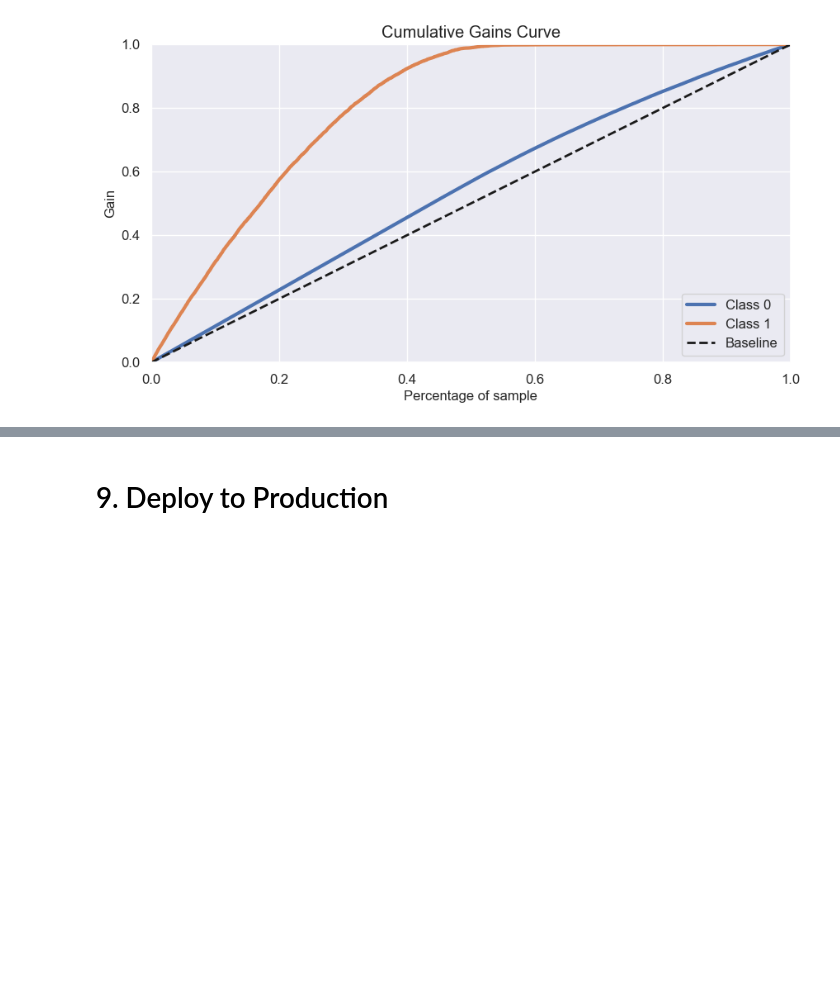
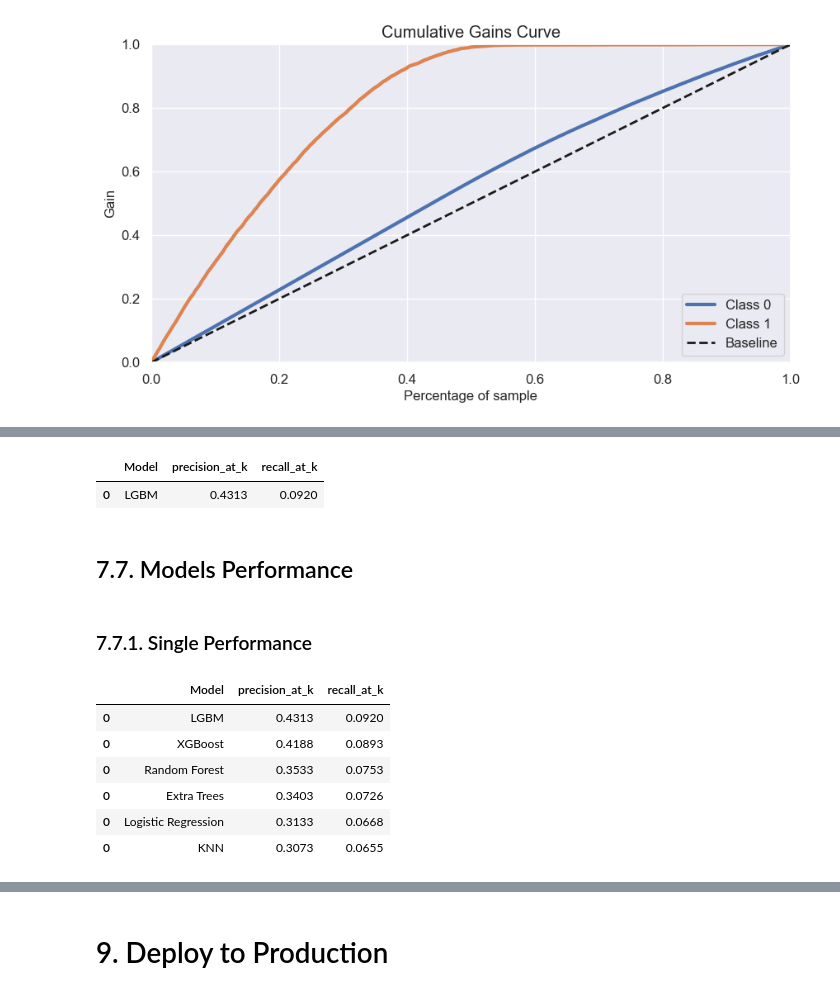
Before and after one commit to m4theus4ndr4de/classification-health-insurance-cross-sell, a Jupyter notebook: notebooks/model-development.ipynb, the cells around one changed output, grey strips where cells are left out. Saved outputs shown, nothing was run; the diff lists cells and outputs as text; code cells hidden in the pictures; blank space fills up the shorter version.

```diff
--- a/notebooks/model-development.ipynb
+++ b/notebooks/model-development.ipynb
@@ -624,5 +646,9 @@ Feature ranking:
 # %% [markdown]
 # 7. Machine Learning
+# %%
+# copy data
+df7 = x_validation.copy()
+df7['response'] = y_validation.copy()
 # %%
 cols_selected = ['annual_premium', 'vintage', 'age', 'region_code', 'vehicle_damage', 'previously_insured', 'policy_sales_channel']
 
@@ -884,0 +854,41 @@ models_performance_cv
+# %%
+df7_lgbm = df7.copy()
+
+# propensity_score
+df7_lgbm['score'] = yhat_lgbm[:, 1].tolist()
+
+# sort clients by propensity score
+df7_lgbm = df7_lgbm.sort_values('score', ascending=False)
+
+# compute precision at k
+precision_at_k_lgbm, data = precision_at_k(df7_lgbm, k=2000)
+
+# compute recall at k
+recall_at_k_lgbm, data = recall_at_k(df7_lgbm, k=2000)
+
+models_performance_lgbm = pd.DataFrame({'Model':['LGBM'], "precision_at_k": [precision_at_k_lgbm], "recall_at_k": [recall_at_k_lgbm]})
+models_performance_lgbm
+# %% [output]
+|  | Model | precision_at_k | recall_at_k |
+| 0 | LGBM | 0.4313 | 0.0920 |
+# %% [markdown]
+## 7.7. Models Performance
+# %% [markdown]
+### 7.7.1. Single Performance
+# %%
+models_performance = pd.concat([models_performance_knn,
+                                models_performance_lr,
+                                models_performance_et,
+                                models_performance_rf,
+                                models_performance_xgb,
+                                models_performance_lgbm])
+
+models_performance.sort_values('precision_at_k', ascending=False)
+# %% [output]
+|  | Model | precision_at_k | recall_at_k |
+| 0 | LGBM | 0.4313 | 0.0920 |
+| 0 | XGBoost | 0.4188 | 0.0893 |
+| 0 | Random Forest | 0.3533 | 0.0753 |
+| 0 | Extra Trees | 0.3403 | 0.0726 |
+| 0 | Logistic Regression | 0.3133 | 0.0668 |
+| 0 | KNN | 0.3073 | 0.0655 |
```
Also changed, not shown: parts of 43 cells of this notebook, 6 other files.
